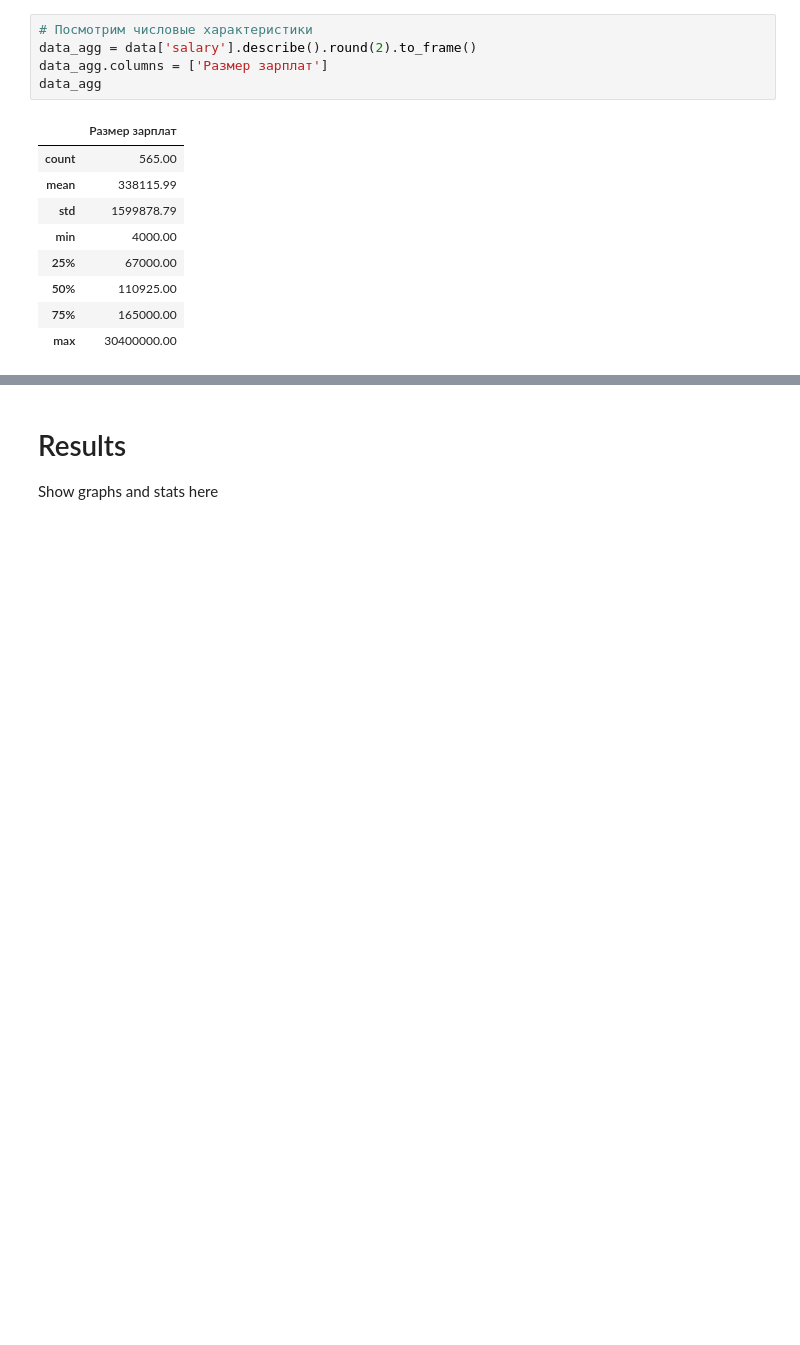
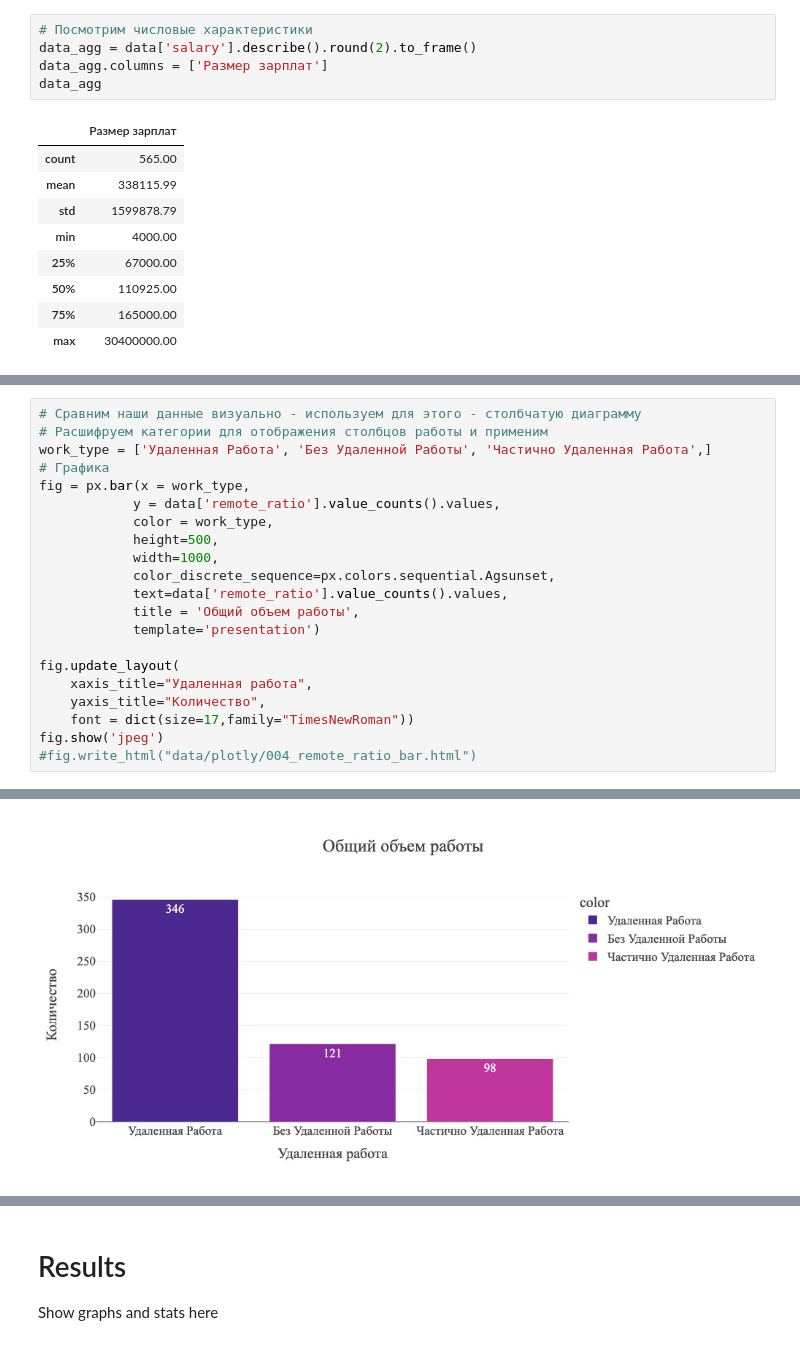
Before and after one commit to Serstefs/sfds, a Jupyter notebook: DS/EDA-4. Статистические тесты/Без названия.ipynb, the cells around one changed output, grey strips where cells are left out. Cells and saved outputs as stored; diff of their text form; blank space fills up the shorter version.

```diff
--- a/DS/EDA-4. Статистические тесты/Без названия.ipynb
+++ b/DS/EDA-4. Статистические тесты/Без названия.ipynb
@@ -395,0 +417,22 @@ __Вывод:__
+# %%
+# Сравним наши данные визуально - используем для этого - столбчатую диаграмму
+# Расшифруем категории для отображения столбцов работы и применим
+work_type = ['Удаленная Работа', 'Без Удаленной Работы', 'Частично Удаленная Работа',]
+# Графика
+fig = px.bar(x = work_type,
+            y = data['remote_ratio'].value_counts().values,
+            color = work_type,
+            height=500,
+            width=1000,
+            color_discrete_sequence=px.colors.sequential.Agsunset,
+            text=data['remote_ratio'].value_counts().values,
+            title = 'Общий объем работы',
+            template='presentation')
+
+fig.update_layout(
+    xaxis_title="Удаленная работа",
+    yaxis_title="Количество",
+    font = dict(size=17,family="TimesNewRoman"))
+fig.show('jpeg')
+#fig.write_html("data/plotly/004_remote_ratio_bar.html")
+# %% [output]
@@ -395,0 +440 @@ __Вывод:__
+[figure, added]
```
Also changed, not shown: parts of 28 cells of this notebook, 11 other files.
